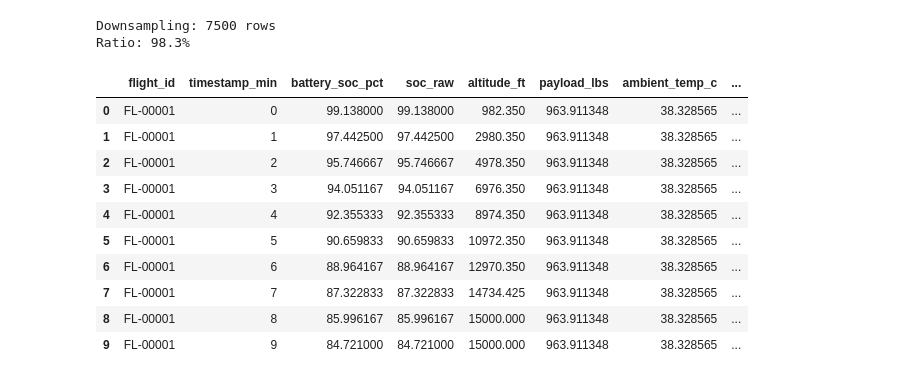
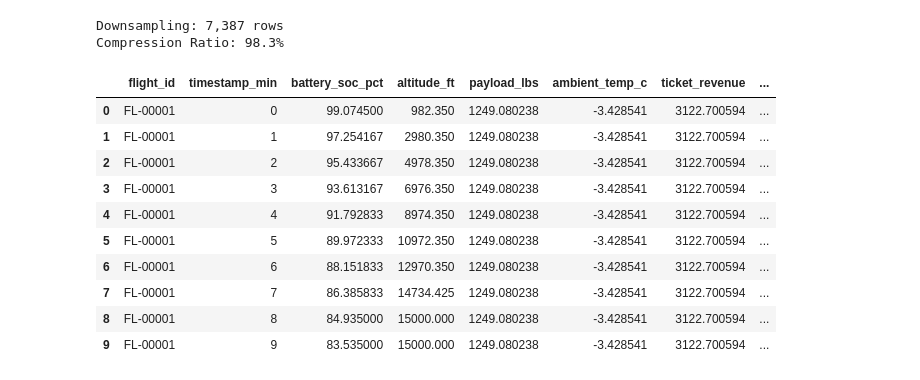
Before and after one commit to kathyk03046-del/RegionalElectricAviation-NetworkFleetReliability-UnitEconomicsModel--CaseStudy-EviationAlice, a Jupyter notebook: 02_ETL_Cleaning.ipynb, the cells around one changed output. Cells and saved outputs as stored; diff of their text form; code cells hidden in the pictures.

```diff
--- a/02_ETL_Cleaning.ipynb
+++ b/02_ETL_Cleaning.ipynb
@@ -49,0 +21,18 @@ Total 'is_alert' unique flights: 100
+# %%
+# 2.2 Cleaning & Tagging
+# 1. Temporal Continuity: Fill missing sensor readings with the last known valid state
+# This assumes the system state doesn't change drastically within 1-second intervals.
+master_df['battery_soc_pct'] = master_df['battery_soc_pct'].ffill()
+
+# 2. Force battery SoC to stay within physical limits [0, 100]
+master_df['battery_soc_pct'] = master_df['battery_soc_pct'].clip(0, 100)
+
+# 3. Altitude cannot be negative (we assume ground level is 0)
+master_df['altitude_ft'] = master_df['altitude_ft'].clip(lower=0)
+
+# 4. Tag safety compliance (20% FAA Reserve Mandate)
+master_df['is_alert'] = master_df['battery_soc_pct'] < 20.0
+
+print(f"Total Telemetry records: {len(master_df):,}")
+print(f"Flights with at least one safety alert: {master_df[master_df['is_alert'] == True]['flight_id'].nunique()}")
+master_df.tail(5)
@@ -50,39 +48,37 @@ Total 'is_alert' unique flights: 100
 # %%
-# 2.3 Downsampling to -minute
+# 2.3 Downsampling to 1-minute granularity
+# Logic: Aggregating 1Hz telemetry to 1-min to focus on operational trends
 master_df['timestamp_min'] = (master_df['timestamp_sec'] // 60)
 
-# Group by Flight and Minute, taking the Mean
+# Define aggregation strategy
 agg_strategy = {
     'battery_soc_pct': 'mean',
-    'soc_raw': 'mean',
     'altitude_ft': 'mean',
-    'payload_lbs': 'first',
-    'ambient_temp_c': 'first',
-    'ticket_revenue': 'first',
-    'firmware_version': 'first',
-    'is_alert': 'max',
+    'payload_lbs': 'first',        # Flight-level constant
+    'ambient_temp_c': 'first',     # Flight-level constant
+    'ticket_revenue': 'first',     # Flight-level constant
+    'firmware_version': 'first',   # Flight-level constant
+    'is_alert': 'max',             # If alert occurred at any second in a minute, mark as True
     'phase': 'first'
 }
 
 analytical_view = master_df.groupby(['flight_id', 'timestamp_min']).agg(agg_strategy).reset_index()
 
-analytical_view.to_csv('aviation_data/Alice_Master_Analysis_View.csv', index=False)
+# Audit
+print(f"Downsampling: {len(analytical_view):,} rows")
+print(f"Compression Ratio: {((1 - len(analytical_view)/len(master_df)) * 100):.1f}%")
+analytical_view.head(10)
+# %% [output]
+Downsampling: 7,387 rows
+Compression Ratio: 98.3%
+|  | flight_id | timestamp_min | battery_soc_pct | altitude_ft | payload_lbs | ambient_temp_c | ticket_revenue | ... |
+| 0 | FL-00001 | 0 | 99.074500 | 982.350 | 1249.080238 | -3.428541 | 3122.700594 | ... |
+| 1 | FL-00001 | 1 | 97.254167 | 2980.350 | 1249.080238 | -3.428541 | 3122.700594 | ... |
+| 2 | FL-00001 | 2 | 95.433667 | 4978.350 | 1249.080238 | -3.428541 | 3122.700594 | ... |
+| 3 | FL-00001 | 3 | 93.613167 | 6976.350 | 1249.080238 | -3.428541 | 3122.700594 | ... |
+| 4 | FL-00001 | 4 | 91.792833 | 8974.350 | 1249.080238 | -3.428541 | 3122.700594 | ... |
+| 5 | FL-00001 | 5 | 89.972333 | 10972.350 | 1249.080238 | -3.428541 | 3122.700594 | ... |
+| 6 | FL-00001 | 6 | 88.151833 | 12970.350 | 1249.080238 | -3.428541 | 3122.700594 | ... |
+| 7 | FL-00001 | 7 | 86.385833 | 14734.425 | 1249.080238 | -3.428541 | 3122.700594 | ... |
+| 8 | FL-00001 | 8 | 84.935000 | 15000.000 | 1249.080238 | -3.428541 | 3122.700594 | ... |
+| 9 | FL-00001 | 9 | 83.535000 | 15000.000 | 1249.080238 | -3.428541 | 3122.700594 | ... |
-# %%
-# 2.3 Summary
-print(f"Downsampling: {len(analytical_view)} rows")
-print(f"Ratio: {((1 - len(analytical_view)/len(master_df)) * 100):.1f}%")
-analytical_view.head(10)
-# %% [output]
-Downsampling: 7500 rows
-Ratio: 98.3%
-|  | flight_id | timestamp_min | battery_soc_pct | soc_raw | altitude_ft | payload_lbs | ambient_temp_c | ... |
-| 0 | FL-00001 | 0 | 99.138000 | 99.138000 | 982.350 | 963.911348 | 38.328565 | ... |
-| 1 | FL-00001 | 1 | 97.442500 | 97.442500 | 2980.350 | 963.911348 | 38.328565 | ... |
-| 2 | FL-00001 | 2 | 95.746667 | 95.746667 | 4978.350 | 963.911348 | 38.328565 | ... |
-| 3 | FL-00001 | 3 | 94.051167 | 94.051167 | 6976.350 | 963.911348 | 38.328565 | ... |
-| 4 | FL-00001 | 4 | 92.355333 | 92.355333 | 8974.350 | 963.911348 | 38.328565 | ... |
-| 5 | FL-00001 | 5 | 90.659833 | 90.659833 | 10972.350 | 963.911348 | 38.328565 | ... |
-| 6 | FL-00001 | 6 | 88.964167 | 88.964167 | 12970.350 | 963.911348 | 38.328565 | ... |
-| 7 | FL-00001 | 7 | 87.322833 | 87.322833 | 14734.425 | 963.911348 | 38.328565 | ... |
-| 8 | FL-00001 | 8 | 85.996167 | 85.996167 | 15000.000 | 963.911348 | 38.328565 | ... |
-| 9 | FL-00001 | 9 | 84.721000 | 84.721000 | 15000.000 | 963.911348 | 38.328565 | ... |
```
Also changed, not shown: parts of 6 cells of this notebook, 2 other files.
